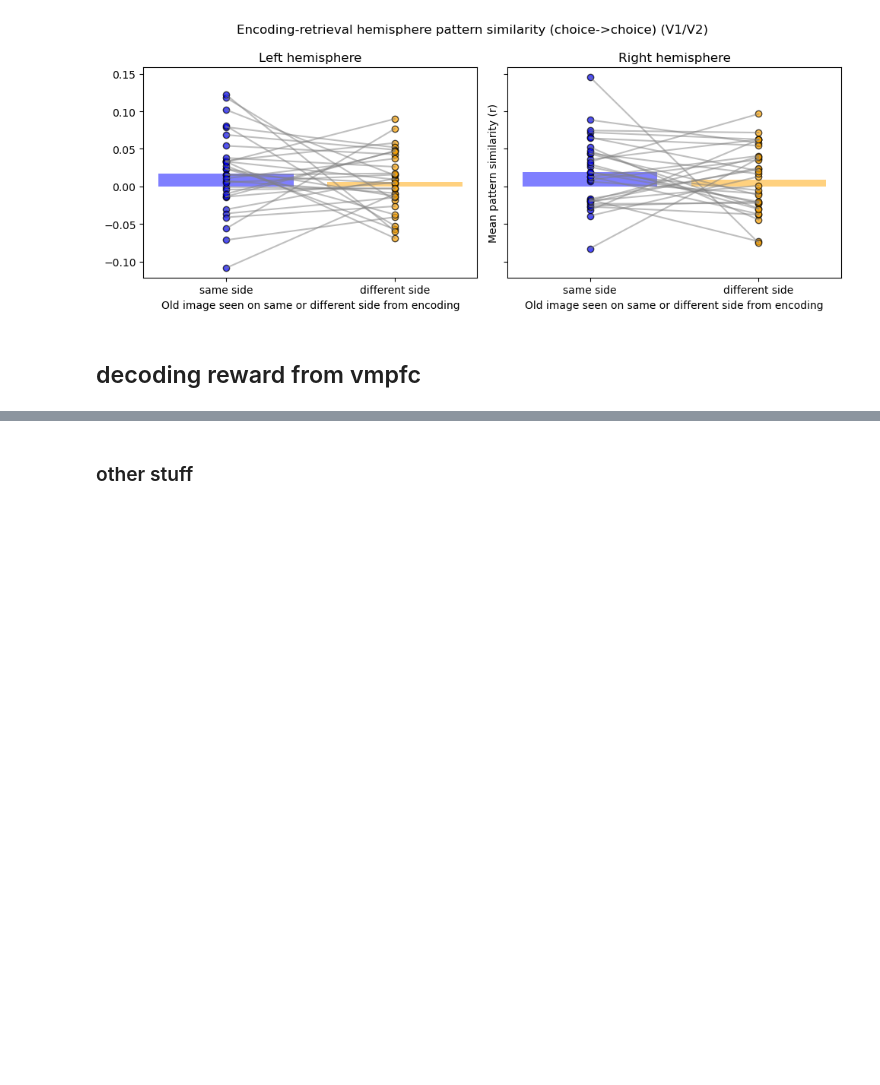
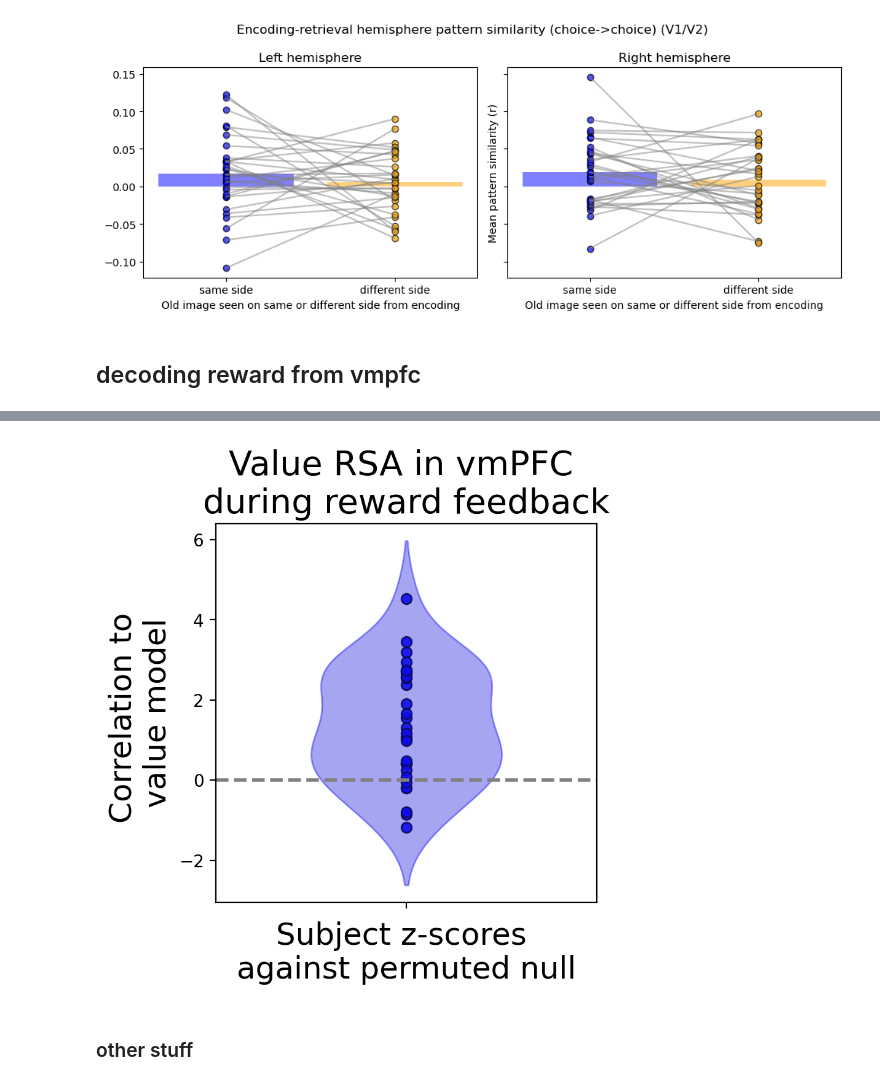
Before and after one commit to csiyer/hybrid_rl, a Jupyter notebook: fmri_analysis/neural_patterns.ipynb, the cells around one changed output, grey strips where cells are left out. Saved outputs shown, nothing was run; the diff lists cells and outputs as text; code cells hidden in the pictures; blank space fills up the shorter version.

```diff
--- a/fmri_analysis/neural_patterns.ipynb
+++ b/fmri_analysis/neural_patterns.ipynb
@@ -843,9 +868,11 @@ con_ips(all_v1_l, all_v1_r, roi='V1/V2')
 from sklearn.model_selection import cross_val_score, KFold, cross_val_predict
 from sklearn.linear_model import LogisticRegression
 import numpy as np
+from sklearn.svm import SVC
 
 def decode_reward(X, y, method='kfold', n_splits=5, random_state=42):
     model=LogisticRegression(max_iter=500)
+    model=SVC(kernel='linear')
     cv = KFold(n_splits=n_splits, shuffle=True, random_state=random_state)
     scores = cross_val_score(model, X, y, cv=cv, scoring='accuracy')
     return scores, np.mean(scores)
@@ -926,3 +957,12 @@ nh.simple_violin(zscores, figsize=(4,4), dpi=200,
+# %%
+nh.simple_violin(zscores, figsize=(4,4), dpi=200,
+                 xlim=(-0.8,0.8),
+                 xlabel='Subject z-scores \nagainst permuted null',#Subject z-scores against permuted nullCorrelation of vmPFC patterns to reward RDM \n(subject z-scores against permuted null)',
+                 ylabel='Correlation to \nvalue model',
+                 title='Value RSA in vmPFC \nduring reward feedback',
+                 chancelabel='mean of subject null')
+# %% [output]
+[figure, added]
 # %%
 # RSA for episodic value patterns (encoding feedback to retrieval choice)
 from scipy.stats import spearmanr
```
Also changed, not shown: parts of 9 cells of this notebook, 10 other files.
